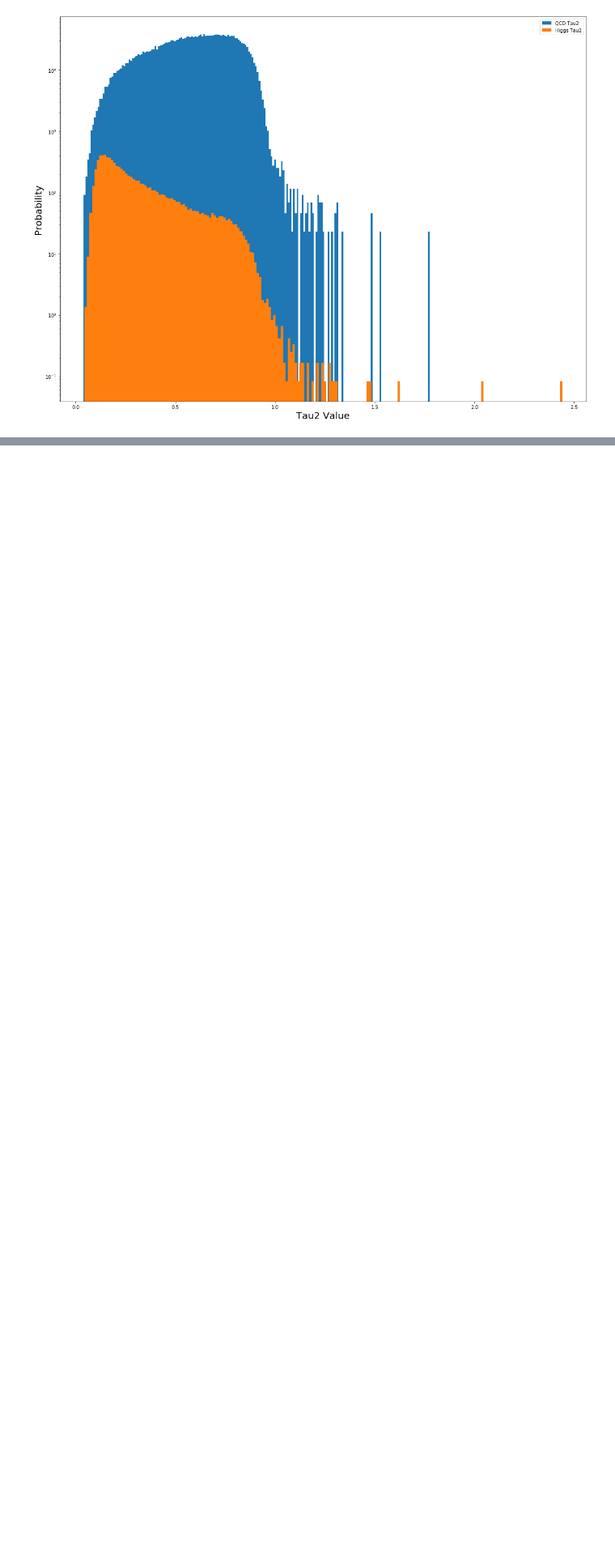
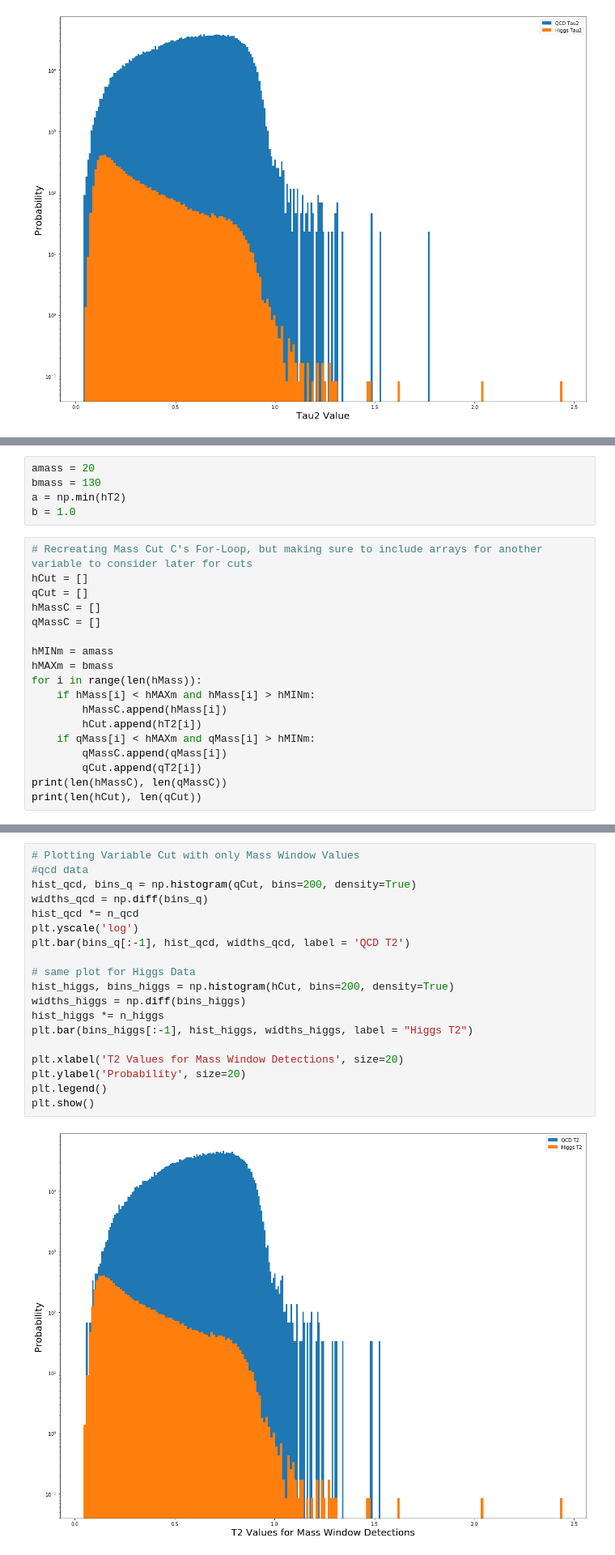
Before and after one commit to jbc1216/434-Portfolio, a Jupyter notebook: FinchCarr_Lab07.ipynb, the cells around one changed output, grey strips where cells are left out. Shown: that part at 81% size. Cells and saved outputs as stored; diff of their text form; blank space fills up the shorter version.

```diff
--- a/FinchCarr_Lab07.ipynb
+++ b/FinchCarr_Lab07.ipynb
@@ -367,0 +375,23 @@ The detection value on the x-axis would need to be less than or equal to a Ee2 v
+# %%
+amass = 20
+bmass = 130
+a = np.min(hT2)
+b = 1.0
+# %%
+# Recreating Mass Cut C's For-Loop, but making sure to include arrays for another variable to consider later for cuts
+hCut = []
+qCut = []
+hMassC = []
+qMassC = []
+
+hMINm = amass
+hMAXm = bmass
+for i in range(len(hMass)):
+    if hMass[i] < hMAXm and hMass[i] > hMINm:
+        hMassC.append(hMass[i])
+        hCut.append(hT2[i])
+    if qMass[i] < hMAXm and qMass[i] > hMINm:
+        qMassC.append(qMass[i])
+        qCut.append(qT2[i])
+print(len(hMassC), len(qMassC))
+print(len(hCut), len(qCut))
@@ -367,0 +403,21 @@ The detection value on the x-axis would need to be less than or equal to a Ee2 v
+# %%
+# Plotting Variable Cut with only Mass Window Values
+#qcd data
+hist_qcd, bins_q = np.histogram(qCut, bins=200, density=True)
+widths_qcd = np.diff(bins_q)
+hist_qcd *= n_qcd
+plt.yscale('log')
+plt.bar(bins_q[:-1], hist_qcd, widths_qcd, label = 'QCD T2')
+
+# same plot for Higgs Data
+hist_higgs, bins_higgs = np.histogram(hCut, bins=200, density=True)
+widths_higgs = np.diff(bins_higgs)
+hist_higgs *= n_higgs
+plt.bar(bins_higgs[:-1], hist_higgs, widths_higgs, label = "Higgs T2")
+
+plt.xlabel('T2 Values for Mass Window Detections', size=20)
+plt.ylabel('Probability', size=20)
+plt.legend()
+plt.show()
+# %% [output]
+[figure, added]
```
Also changed, not shown: parts of 24 cells of this notebook.
